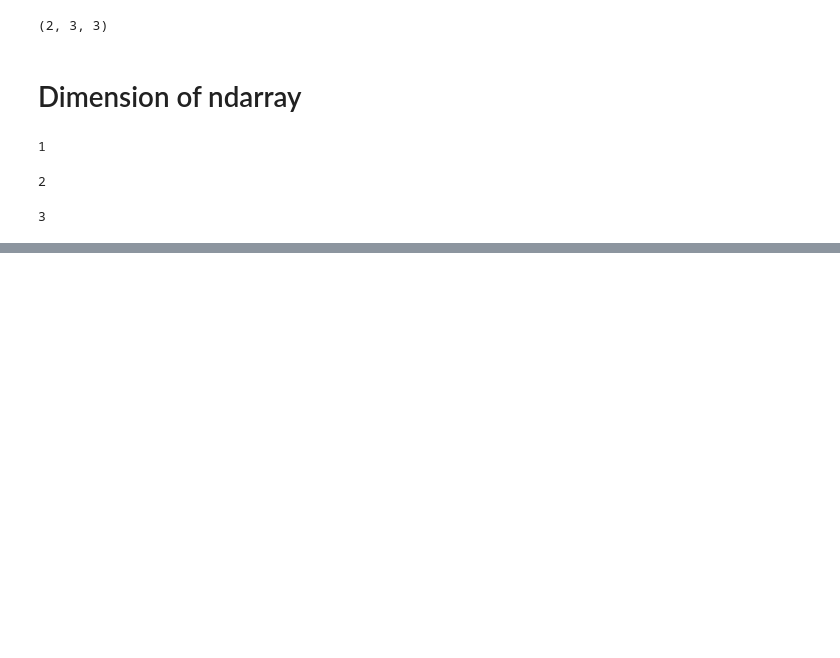
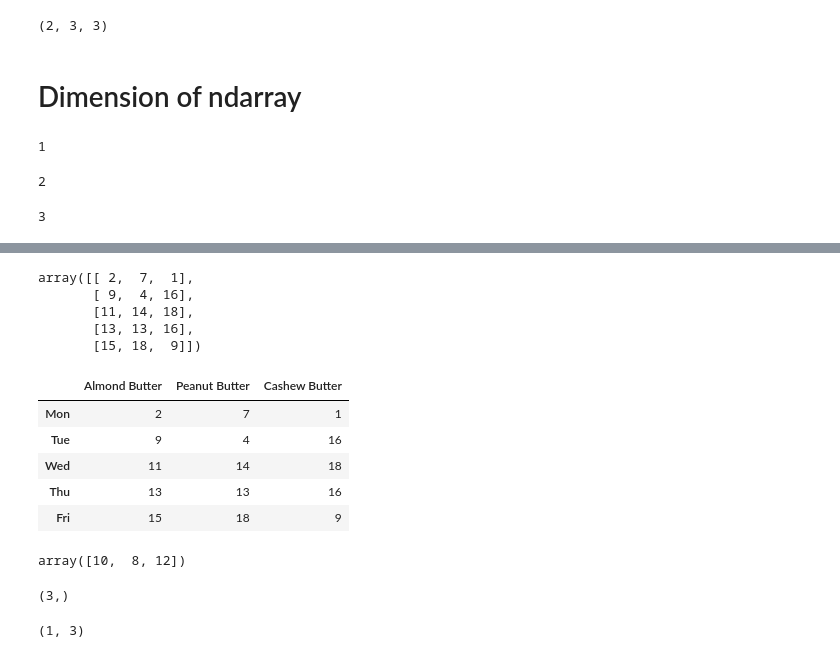
Before and after one commit to mail2prasanthv/3-AIML-Numpy, a Jupyter notebook: Introduction To Numpy.ipynb, the cells around one changed output, grey strips where cells are left out. Cells and saved outputs as stored; diff of their text form; code cells hidden in the pictures; blank space fills up the shorter version.

```diff
--- a/Introduction To Numpy.ipynb
+++ b/Introduction To Numpy.ipynb
@@ -71,0 +517,10 @@ array_3d.ndim
+# %%
+#Step 1: build sales array
+weekly_sales_array = np.array([[2,7,1],[9,4,16],[11,14,18],[13,13,16],[15,18,9]])
+weekly_sales_array
+# %% [output]
+array([[ 2,  7,  1],
+       [ 9,  4, 16],
+       [11, 14, 18],
+       [13, 13, 16],
+       [15, 18,  9]])
@@ -71,0 +529,28 @@ array_3d.ndim
+# %%
+#Step 2: Create data frame using sales data with index and columns
+df_sales = pd.DataFrame(weekly_sales_array, index=["Mon", "Tue", "Wed", "Thu", "Fri"],
+                        columns=["Almond Butter", "Peanut Butter", "Cashew Butter"])
+# %%
+df_sales
+# %% [output]
+|  | Almond Butter | Peanut Butter | Cashew Butter |
+| Mon | 2 | 7 | 1 |
+| Tue | 9 | 4 | 16 |
+| Wed | 11 | 14 | 18 |
+| Thu | 13 | 13 | 16 |
+| Fri | 15 | 18 | 9 |
+# %%
+# step 3:  build price array
+price_array = np.array([10, 8, 12])
+price_array
+# %% [output]
+array([10,  8, 12])
+# %%
+price_array.shape # means 3 Rows one column. But our data in 1 row 3 coumns
+# %% [output]
+(3,)
+# %%
+price__reshaped_array = price_array.reshape(1, 3)
+price__reshaped_array.shape
+# %% [output]
+(1, 3)
```
Also changed, not shown: parts of 145 cells of this notebook, 2 other files.
